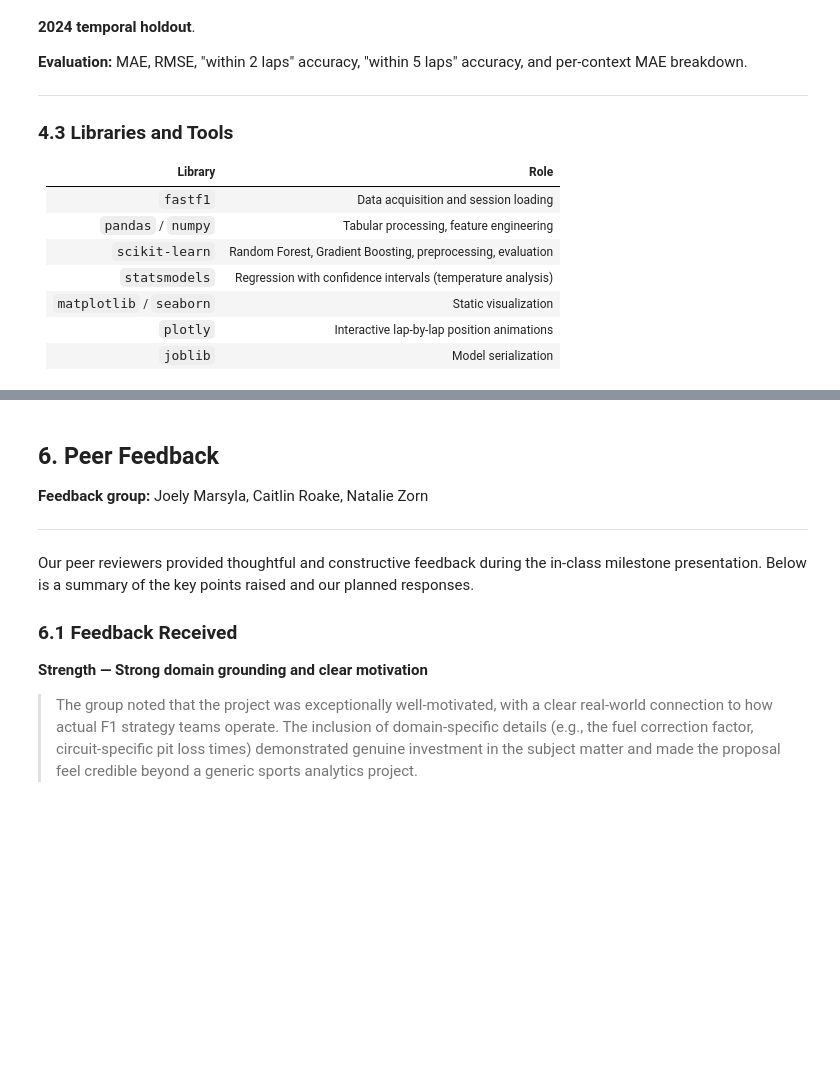
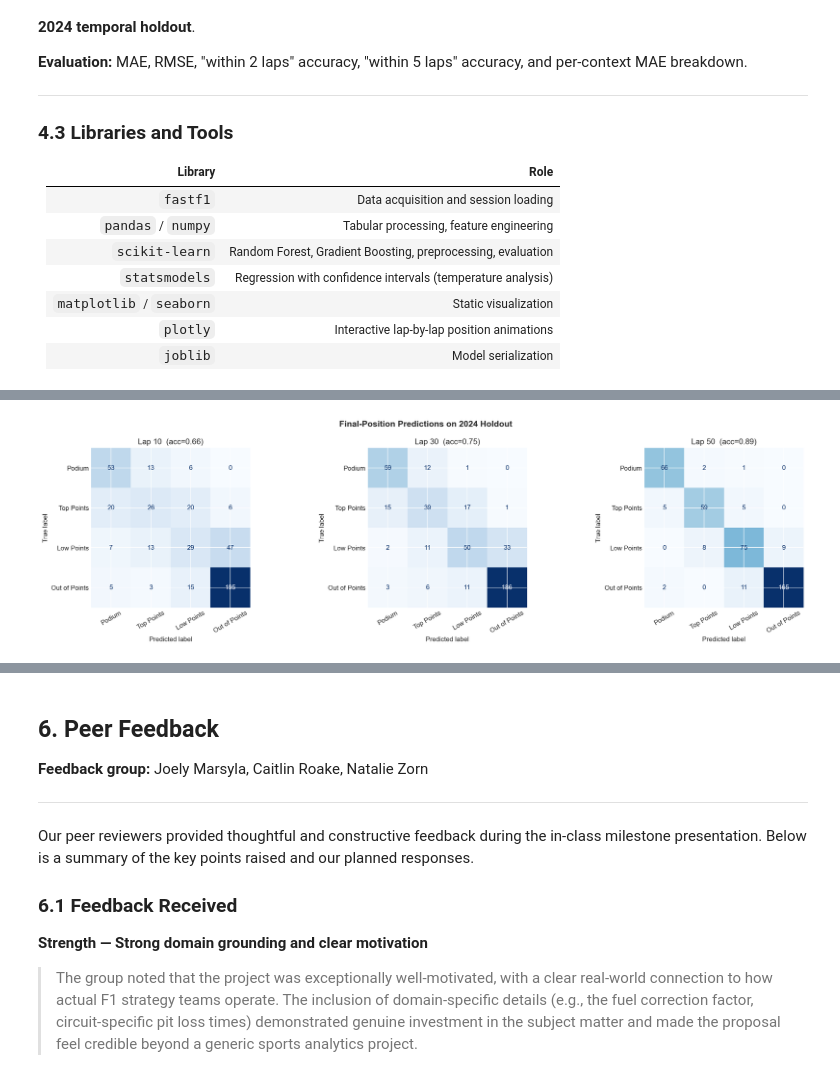
Before and after one commit to cooper-kerr/F1-Predictive-Analysis-Project, a Jupyter notebook: notebooks/01_milestone_report.ipynb, the cells around one changed output, grey strips where cells are left out. Saved outputs shown, nothing was run; the diff lists cells and outputs as text; code cells hidden in the pictures; blank space fills up the shorter version.

```diff
--- a/notebooks/01_milestone_report.ipynb
+++ b/notebooks/01_milestone_report.ipynb
@@ -2145,0 +222,4 @@ plt.show()
+# %%
+display(Image(str(FIGURES_DIR / 'position_confusion.png')))
+# %% [output]
+[figure, added]
```
Also changed, not shown: parts of 46 cells of this notebook, 20 other files.
